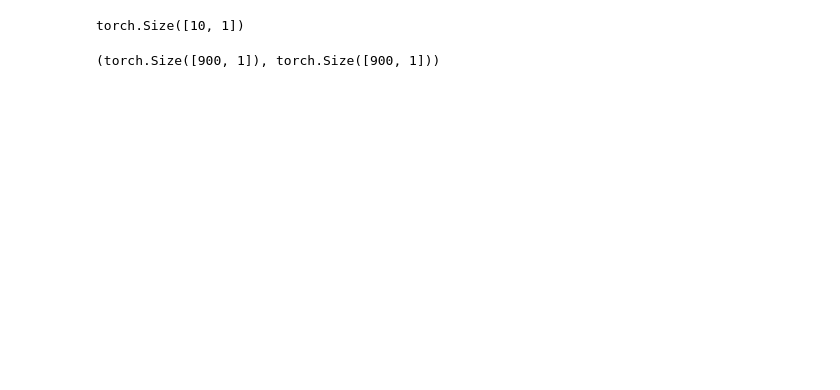
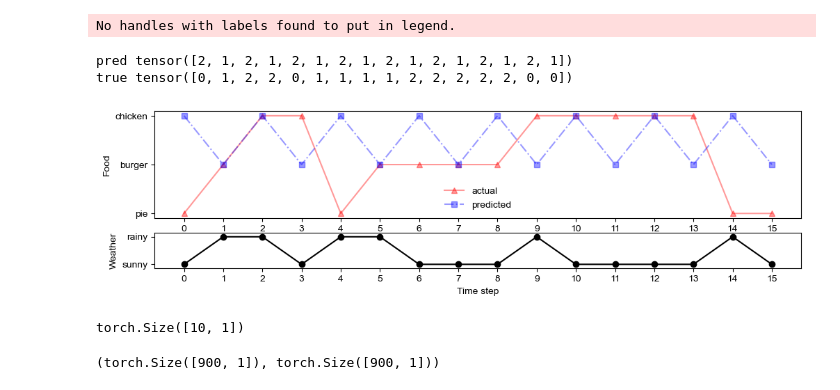
Before and after one commit to tmwatchanan/neural-networks, a Jupyter notebook: Recurrent Neural Networks/RNN_torch.ipynb, the cells around one changed output. Cells and saved outputs as stored; diff of their text form; code cells hidden in the pictures; blank space fills up the shorter version.

```diff
--- a/Recurrent Neural Networks/RNN_torch.ipynb
+++ b/Recurrent Neural Networks/RNN_torch.ipynb
@@ -104,3 +184,17 @@ tensor([[-0.2305, -0.3121,  0.2749,  0.0065, -0.3692,  0.2027],
+# %%
+def predict(model, X):
+    O = torch.full((len(X), model.output_size), float('nan'))
+    for i in range(len(X)):
+        x = X[i:i+1]
+
+        if i - 1 < 0:
+            y_prev = torch.zeros((len(x), model.output_size), dtype=torch.float32, device=device)
+        else:
+            y_prev = o.clone().detach()
+
+        O[i] = o = rnn(x, y_prev)
+    O_argmax = torch.argmax(O, axis=1)
+    return O, O_argmax
 # %%
 O = torch.full_like(Y, float('nan'))
 losses = []
@@ -152 +257,8 @@ tensor([[-0.2305, -0.3121,  0.2749,  0.0065, -0.3692,  0.2027],
+# %%
+def save_figure(fig, name):
+    directory = 'reports'
+    if not os.path.exists(directory):
+        os.makedirs(directory)
+    path = os.path.join(directory, f'{name}.pdf')
+    fig.savefig(path, bbox_inches='tight')
 # %%
@@ -185,3 +298,14 @@ No handles with labels found to put in legend.
+# %%
+Y_val_pred, Y_val_argmax = predict(rnn, X_val)
+print('pred', Y_val_argmax)
+print('true', torch.argmax(Y_val, dim=1).cpu())
+fig = visualize_weather(X_val, torch.argmax(Y_val, dim=1), Y_val_argmax)
+save_figure(fig, name='fit-weather')
+# %% [output]
+No handles with labels found to put in legend.
+pred tensor([2, 1, 2, 1, 2, 1, 2, 1, 2, 1, 2, 1, 2, 1, 2, 1])
+true tensor([0, 1, 2, 2, 0, 1, 1, 1, 1, 2, 2, 2, 2, 2, 0, 0])
+[figure, added]
 # %%
 a = 0.1*torch.normal(0, 1, size=(10, 1))
 a.shape
```
Also changed, not shown: parts of 18 cells of this notebook.
